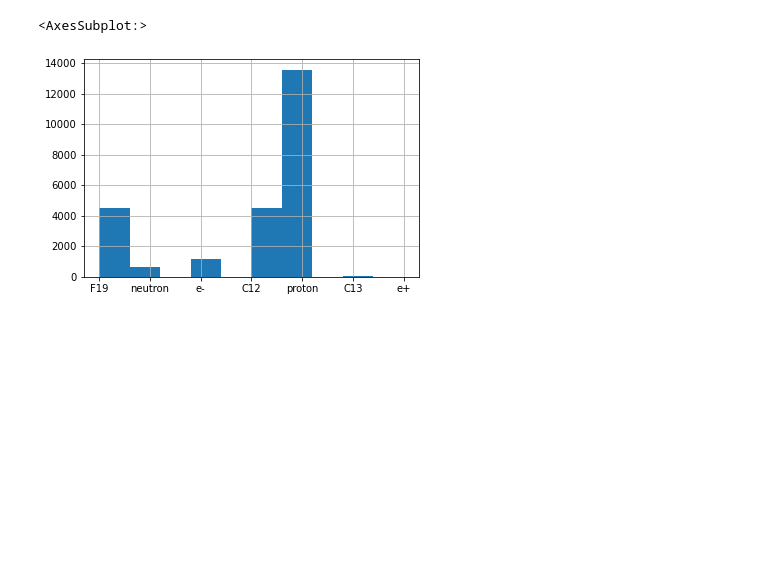
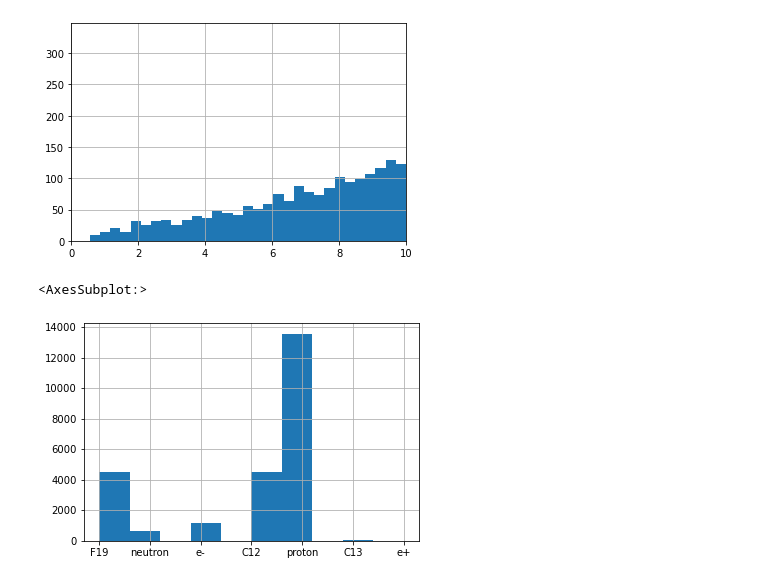
Before and after one commit to ArktisDev/Migdal, a Jupyter notebook: analysis/graphing/Migdal Analysis.ipynb, the cells around one changed output. Saved outputs shown, nothing was run; the diff lists cells and outputs as text; code cells hidden in the pictures; blank space fills up the shorter version.

```diff
--- a/analysis/graphing/Migdal Analysis.ipynb
+++ b/analysis/graphing/Migdal Analysis.ipynb
@@ -27,3 +28,11 @@ data
+# %%
+data['Distance (mm)'].hist(bins=1000)
+
+plt.xlim(0, 10)
+
+plt.show()
+# %% [output]
+[figure, added]
 # %%
 data2['Particle Name'].hist()
 # %% [output]
```
Also changed, not shown: parts of 3 cells of this notebook, 2 other files.
